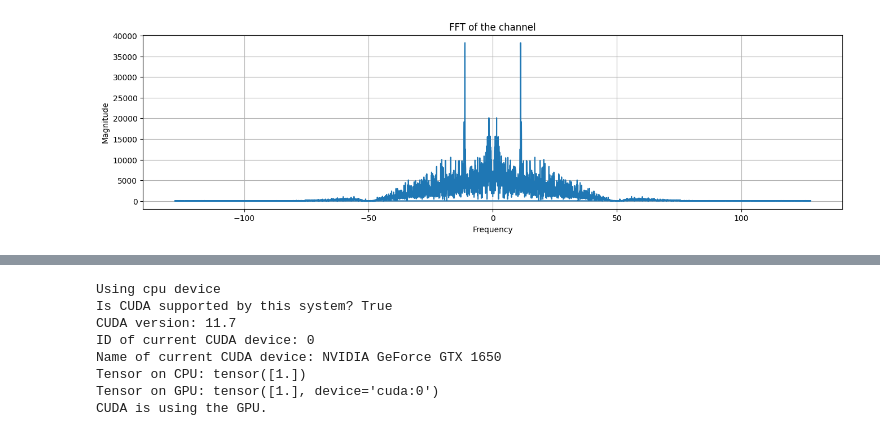
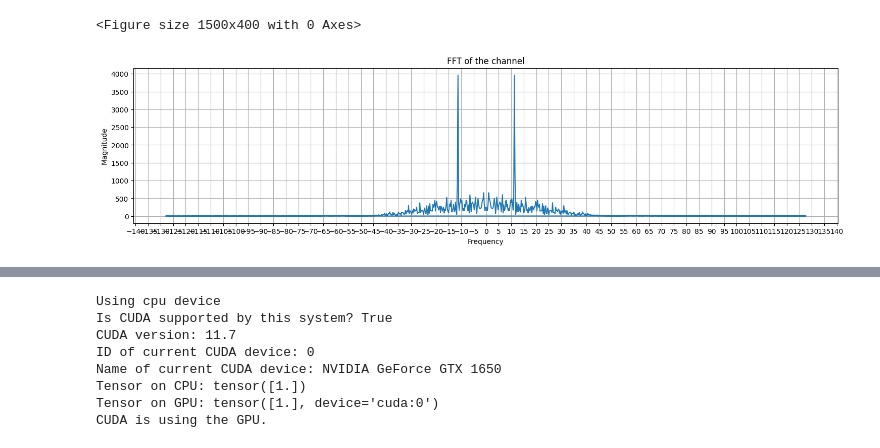
Before and after one commit to annstegaru/licenta, a Jupyter notebook: anne.ipynb, the cells around one changed output, grey strips where cells are left out. Cells and saved outputs as stored; diff of their text form; code cells hidden in the pictures.

```diff
--- a/anne.ipynb
+++ b/anne.ipynb
@@ -35,26 +35,34 @@ def high_pass_filter(data, order, cutoff_freq, sampling_rate):
     filtered_data = filtfilt(b, a, data)
     return filtered_data
 
-# def time_shift(signal, shift):
-#     shifted_signal = np.roll(signal, shift)
-#     if shift >= 0:
-#         shifted_signal[:shift] = 0  # Set the first few samples to zero after forward shifting
-#     else:
-#         shifted_signal[shift:] = 0  # Set the last few samples to zero after backward shifting
-#     return shifted_signal
+def lineaer_interpolation(eeg_data):
+    missing_indices = np.where(np.isnan(eeg_data))[0]
+# Perform linear interpolation
+    for index in missing_indices:
+        previous_index = index - 1
+        next_index = index + 1
+        # Find the previous and next non-missing values
+        while np.isnan(eeg_data[previous_index]):
+            previous_index -= 1
+        while np.isnan(eeg_data[next_index]):
+            next_index += 1
+        # Perform linear interpolation
+        eeg_data[index] = (eeg_data[previous_index] + eeg_data[next_index]) / 2
+    return eeg_data
 
 def preprocess_data(eeg_data):
     fs = 256  # Sampling frequency
     order = 6  # Filter order
     cutoff_freq_low = 80  # Cutoff frequency for low pass
-    cutoff_freq_high = 0.1  # Cutoff frequency for high pass
+    cutoff_freq_high = 0.5  # Cutoff frequency for high pass
     notch_freq = 50  # Notch frequency
     q_factor = 30  # Quality factor
-    # shifted_signal = time_shift(eeg_data, shift=12)
     filtered_data = butterworth_filter(eeg_data, order, cutoff_freq_low, fs)
-    filtered_data_high = high_pass_filter(filtered_data, cutoff_freq_high, fs)
+    filtered_data_high = high_pass_filter(filtered_data, order, cutoff_freq_high, fs)
     notch_filtered_data = notch_filter(filtered_data_high, notch_freq, q_factor, fs)
-    return notch_filtered_data
+    eeg_scaled = notch_filtered_data*1.2
+    eeg_interpolated = lineaer_interpolation(eeg_scaled)
+    return eeg_interpolated
 # %%
 sig_1hz_before_coffee = []
 sig_1hz_after_coffee = []
@@ -224,20 +291,25 @@ with open(filename, 'w', newline='') as csvfile:
 # %%
-v1_a = sig_1hz_after_coffee[0].transpose()
+v1_a = sig_1hz_after_coffee_epochs[0].transpose()
 # Select the first line of the signal
 line = v1_a[0, :]
 # Apply FFT to the selected line
 fft_result = np.fft.fft(line)
+import matplotlib.ticker as ticker
 
 # Calculate the frequency axis
 sampling_freq = 256
 freq_axis = np.fft.fftfreq(line.shape[0], 1 / sampling_freq)
-plt.figure(figsize=(16, 4))
+plt.figure(figsize=(15, 4))
 # Plot the FFT result
-plt.plot(freq_axis, np.abs(fft_result))
+fig, ax = plt.subplots(1, 1, figsize=(18,4))
+space = 5
+ax.plot(freq_axis, np.abs(fft_result))
 plt.xlabel('Frequency')
+ax.xaxis.set_major_locator(ticker.MultipleLocator(space))
 plt.ylabel('Magnitude')
 plt.title('FFT of the channel')
 plt.grid(True)
 plt.show()
 # %% [output]
+<Figure size 1500x400 with 0 Axes>
-[figure, old version]
+[figure, new version]
```
Also changed, not shown: parts of 22 cells of this notebook, 2 other files.
